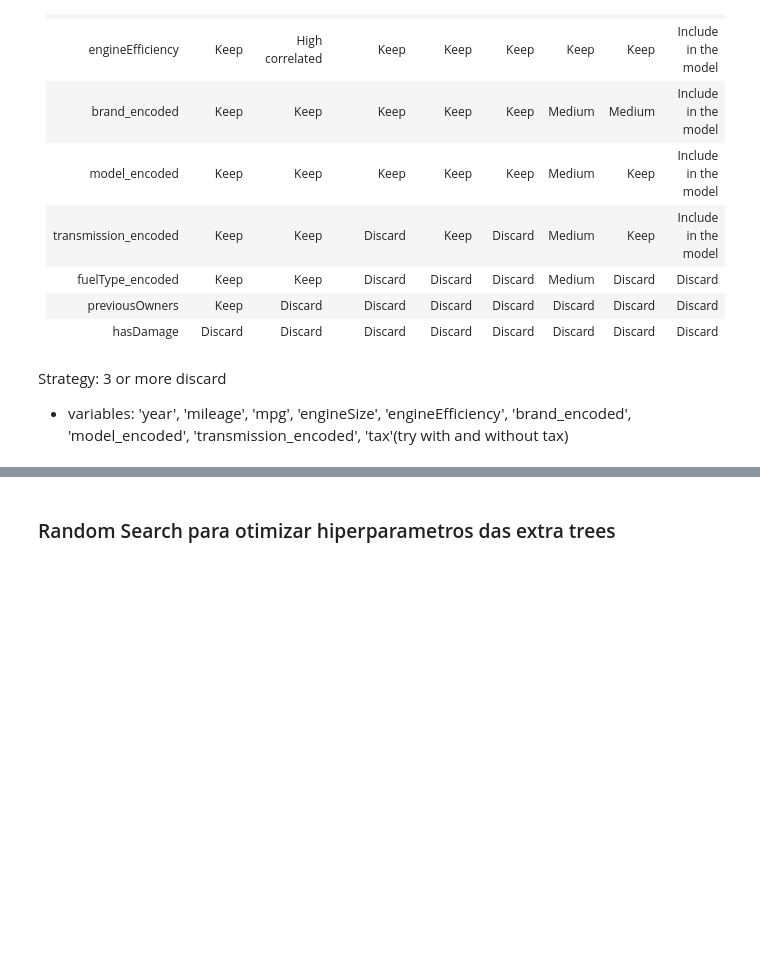
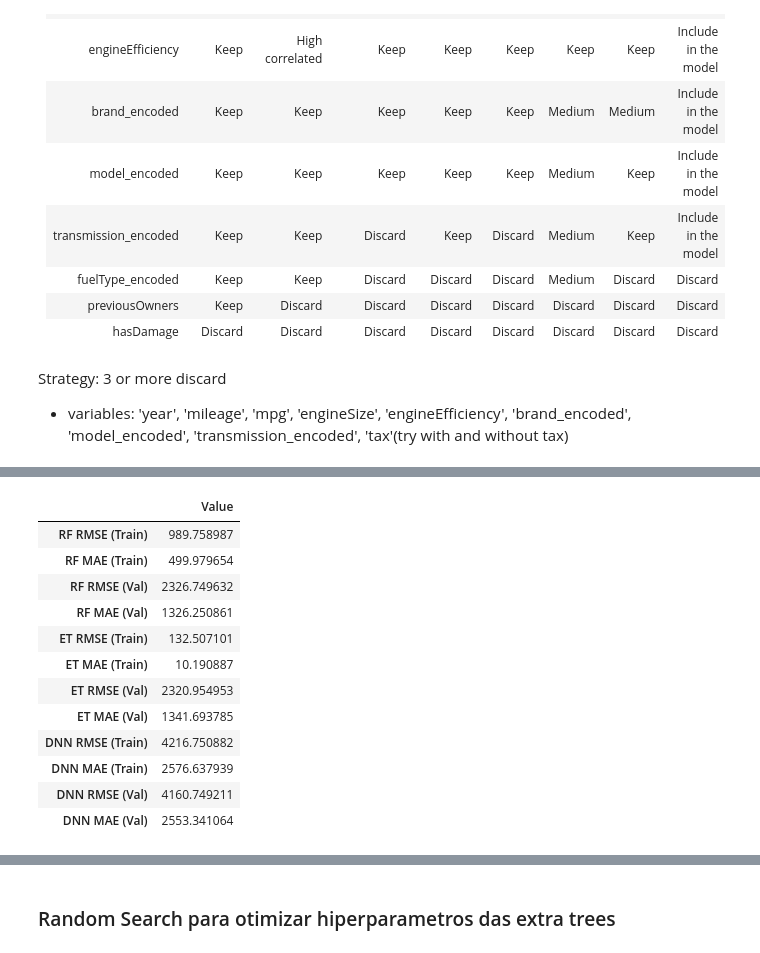
Before and after one commit to martaribeiro11/ML_project_46, a Jupyter notebook: BPMV(freq) copy.ipynb, the cells around one changed output, grey strips where cells are left out. Saved outputs shown, nothing was run; the diff lists cells and outputs as text; code cells hidden in the pictures; blank space fills up the shorter version.

```diff
--- a/BPMV(freq) copy.ipynb
+++ b/BPMV(freq) copy.ipynb
@@ -3387,0 +3400,10 @@ display(results)
+# %%
+results = run_benchmarking(
+    X_train,
+    y_train,
+    X_val,
+    y_val
+)
+
+display(results)
+# %% [output]
@@ -3387,0 +3412,13 @@ display(results)
+|  | Value |
+| RF RMSE (Train) | 989.758987 |
+| RF MAE (Train) | 499.979654 |
+| RF RMSE (Val) | 2326.749632 |
+| RF MAE (Val) | 1326.250861 |
+| ET RMSE (Train) | 132.507101 |
+| ET MAE (Train) | 10.190887 |
+| ET RMSE (Val) | 2320.954953 |
+| ET MAE (Val) | 1341.693785 |
+| DNN RMSE (Train) | 4216.750882 |
+| DNN MAE (Train) | 2576.637939 |
+| DNN RMSE (Val) | 4160.749211 |
+| DNN MAE (Val) | 2553.341064 |
```
Also changed, not shown: parts of 26 cells of this notebook.
